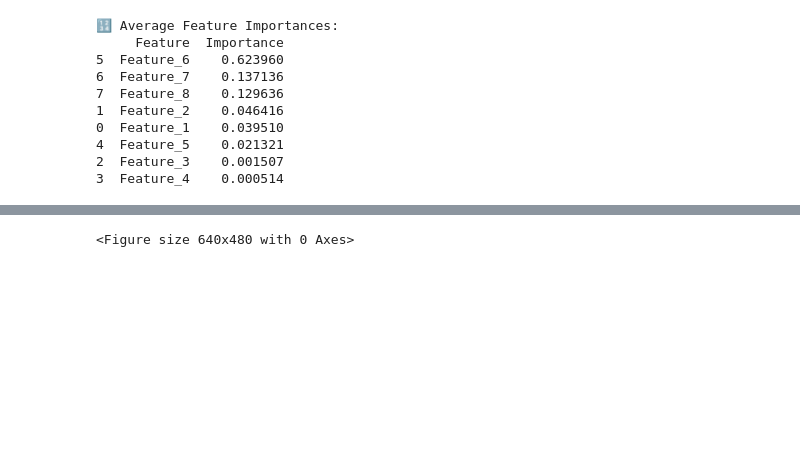
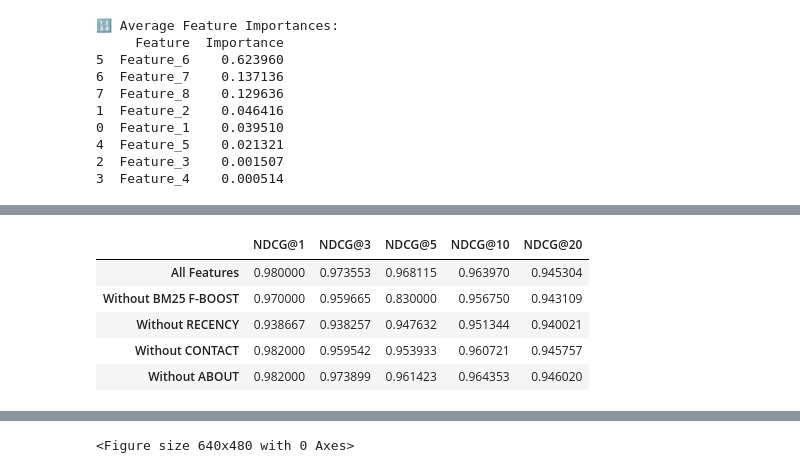
Before and after one commit to ColinDaly75/ES-Ranking, a Jupyter notebook: ltr-compute-es-search-results.ipynb, the cells around one changed output, grey strips where cells are left out. Drawn from its saved outputs; the diff is of its cells as text; code cells hidden in the pictures; blank space fills up the shorter version.

```diff
--- a/ltr-compute-es-search-results.ipynb
+++ b/ltr-compute-es-search-results.ipynb
@@ -234,0 +215,9 @@ results_df.index = new_index
+# %%
+results_df.head(5)
+# %% [output]
+|  | NDCG@1 | NDCG@3 | NDCG@5 | NDCG@10 | NDCG@20 |
+| All Features | 0.980000 | 0.973553 | 0.968115 | 0.963970 | 0.945304 |
+| Without BM25 F-BOOST | 0.970000 | 0.959665 | 0.830000 | 0.956750 | 0.943109 |
+| Without RECENCY | 0.938667 | 0.938257 | 0.947632 | 0.951344 | 0.940021 |
+| Without CONTACT | 0.982000 | 0.959542 | 0.953933 | 0.960721 | 0.945757 |
+| Without ABOUT | 0.982000 | 0.973899 | 0.961423 | 0.964353 | 0.946020 |
```
Also changed, not shown: parts of 11 cells of this notebook.
